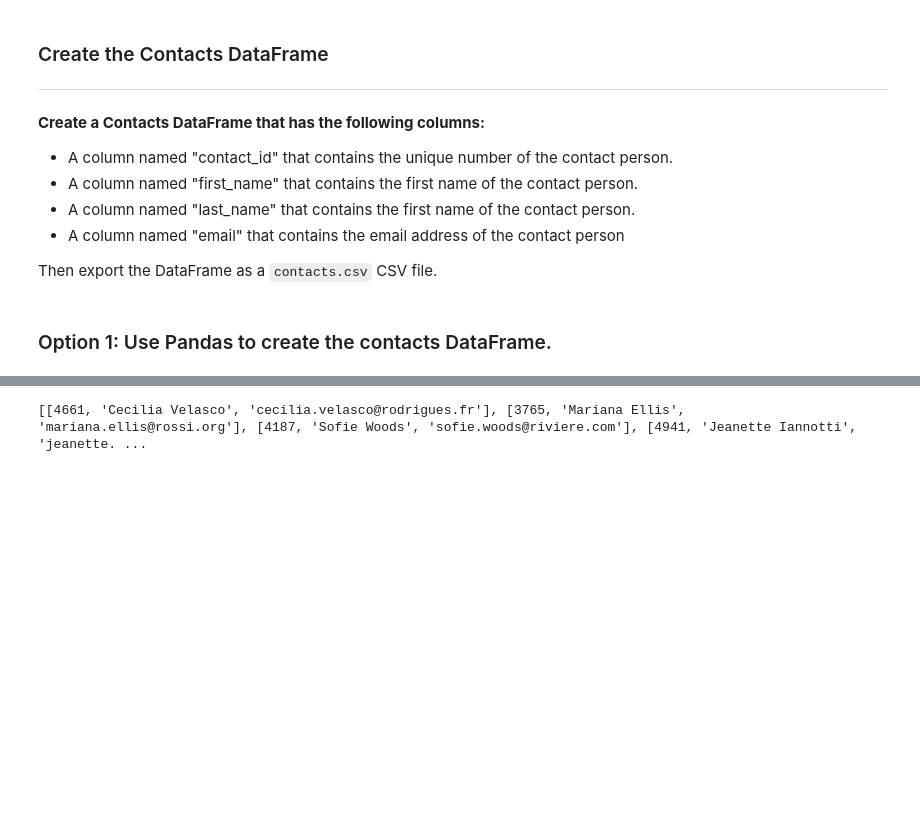
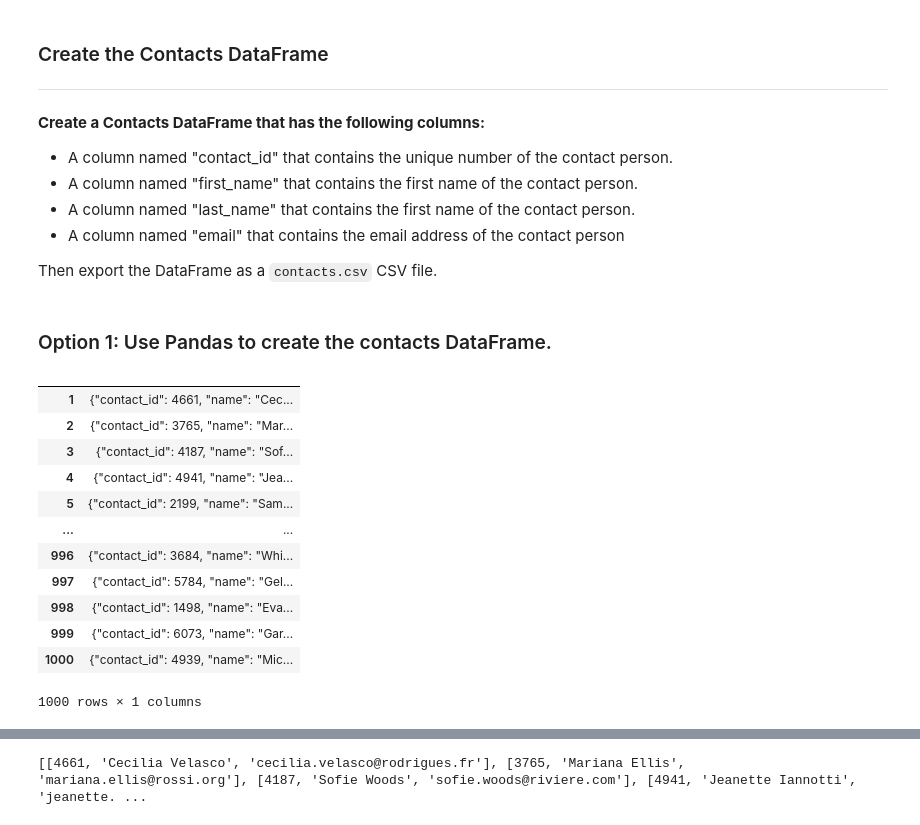
Before and after one commit to Aijha/Crowdfunding_ETL, a Jupyter notebook: 01-Ins_ETL_Mini_Project/Starter_Files/project2_AReed_MGarcia.ipynb, the cells around one changed output, grey strips where cells are left out. Drawn from its saved outputs; the diff is of its cells as text; code cells hidden in the pictures; blank space fills up the shorter version.

```diff
--- a/01-Ins_ETL_Mini_Project/Starter_Files/project2_AReed_MGarcia.ipynb
+++ b/01-Ins_ETL_Mini_Project/Starter_Files/project2_AReed_MGarcia.ipynb
@@ -305,3 +316,19 @@ contact_info_df.head()
 Then export the DataFrame as a `contacts.csv` CSV file.
 # %% [markdown]
 ### Option 1: Use Pandas to create the contacts DataFrame.
+# %%
+contact_info_df
+# %% [output]
+|  |  |
+| 1 | {"contact_id": 4661, "name": "Cec... |
+| 2 | {"contact_id": 3765, "name": "Mar... |
+| 3 | {"contact_id": 4187, "name": "Sof... |
+| 4 | {"contact_id": 4941, "name": "Jea... |
+| 5 | {"contact_id": 2199, "name": "Sam... |
+| ... | ... |
+| 996 | {"contact_id": 3684, "name": "Whi... |
+| 997 | {"contact_id": 5784, "name": "Gel... |
+| 998 | {"contact_id": 1498, "name": "Eva... |
+| 999 | {"contact_id": 6073, "name": "Gar... |
+| 1000 | {"contact_id": 4939, "name": "Mic... |
+1000 rows × 1 columns
```
Also changed, not shown: parts of 11 cells of this notebook.
